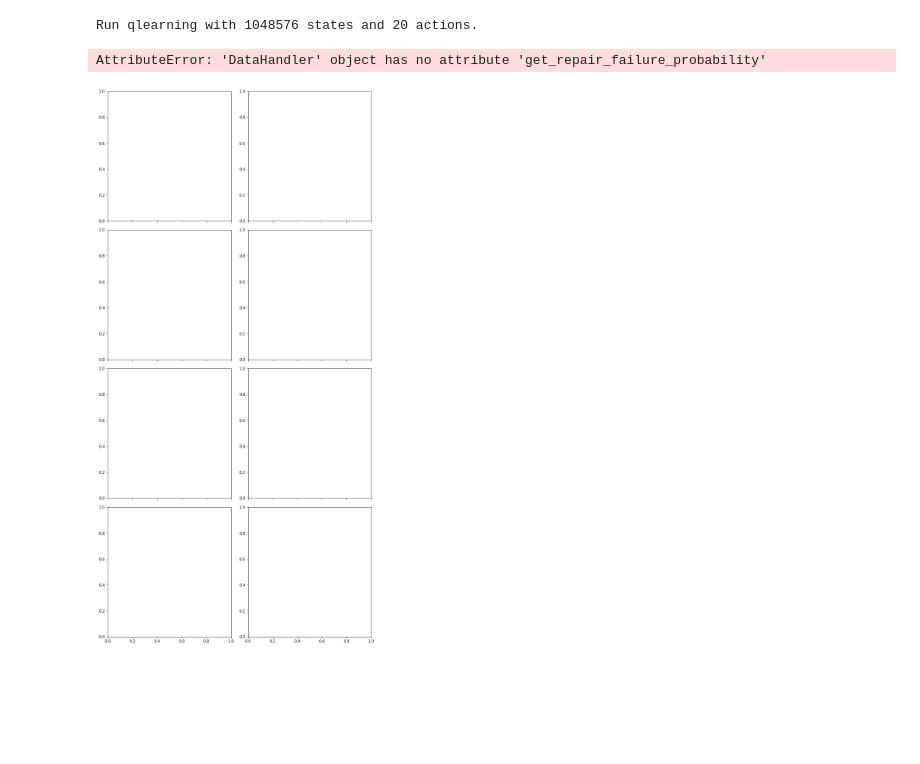
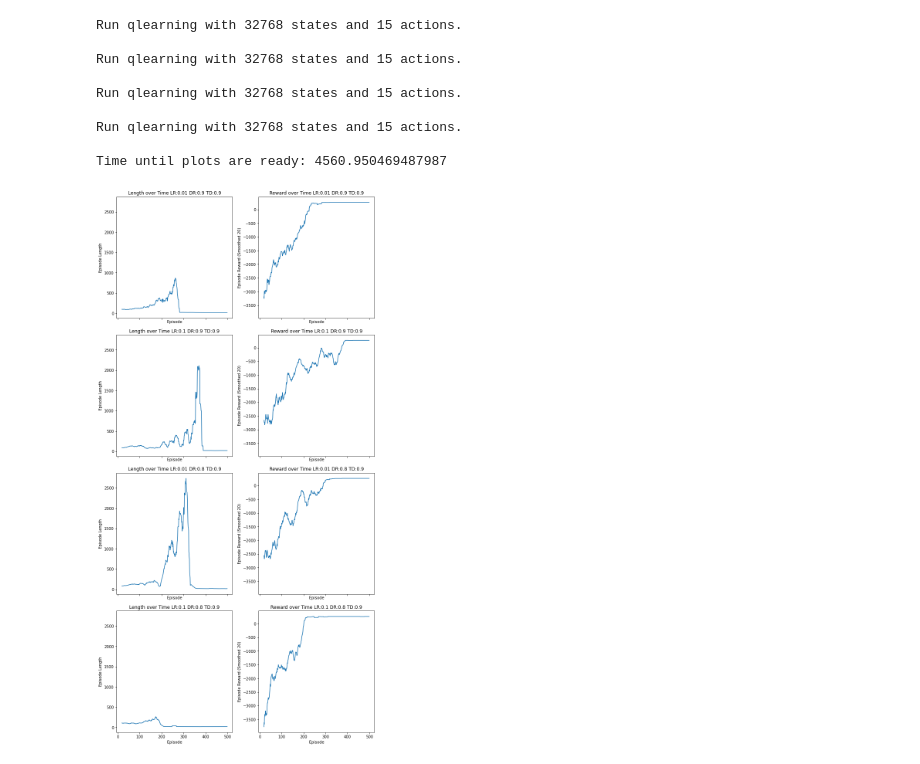
Before and after one commit to hpi-sam/rl-4-self-repair, a Jupyter notebook: qlearning_nb.ipynb, the cells around one changed output. Drawn from its saved outputs; the diff is of its cells as text; code cells hidden in the pictures; blank space fills up the shorter version.

Commit message:
added non stationary benchmark data

```diff
--- a/qlearning_nb.ipynb
+++ b/qlearning_nb.ipynb
@@ -25,6 +22,23 @@ Time until env is ready: 12.079481010994641
 # %%
-discount_rates = [0.9, 0.3]
-learning_rates = [0.01, 0.1]
+discount_rates = [0.9, 0.8, 0.5]
+learning_rates = [0.01, 0.1, 0.5]
+trace_decays = [0.9, 0.0]
 num_plots = 2
 total_runs = len(discount_rates) * len(learning_rates)
 episodes = 500
+# %%
+t0 = time.monotonic()
+for i, discount_rate in enumerate(discount_rates):
+    for j, learning_rate in enumerate(learning_rates):
+        for k, trace_decay in enumerate(trace_decays):
+            fig, axs = plt.subplots(1, num_plots, figsize=(10, 5), sharey='col', constrained_layout=True)
+            metric = algorithms.run_single_estimator('qlearning', env, env.observation_space.n, env.action_space.n, episodes=episodes,
+                                   learning_rate=learning_rate, trace_decay=trace_decay, discount_rate=discount_rate)
+            ax_row = i * len(learning_rates) + j
+            plot_episode_length_over_time_tabular(axs[0], metric, smoothing_window=20)
+            plot_episode_reward_over_time_tabular(axs[1], metric, smoothing_window=20)
+            plt.savefig(f'qlearning-dr={discount_rate}-lr={learning_rate}-tr={trace_decay}.png', dpi=300, bbox_inches='tight')
+            plt.show()
+
+
+print(f'Time until all plots are ready: {time.monotonic()-t0}')
@@ -31,21 +75,28 @@ episodes = 500
 # %%
 t0 = time.monotonic()
 fig, axs = plt.subplots(total_runs, num_plots, figsize=(10, 5*total_runs), constrained_layout=True, sharex=True, sharey='col')
 for i, discount_rate in enumerate(discount_rates):
     for j, learning_rate in enumerate(learning_rates):
-        metric = algorithms.run_single_estimator('qlearning', env, env.observation_space.n, env.action_space.n, episodes=episodes,
+        metric = algorithms.run_double_estimator('qlearning', env, env.observation_space.n, env.action_space.n, episodes=episodes,
                                learning_rate=learning_rate, discount_rate=discount_rate)
         ax_row = i * len(learning_rates) + j
-        plot_episode_length_over_time(axs[ax_row, 0], metric, smoothing_window=20)
-        plot_episode_reward_over_time(axs[ax_row, 1], metric, smoothing_window=20)
+        plot_episode_length_over_time_tabular(axs[ax_row, 0], metric, smoothing_window=20)
+        plot_episode_reward_over_time_tabular(axs[ax_row, 1], metric, smoothing_window=20)
 
 
 print(f'Time until plots are ready: {time.monotonic()-t0}')
 plt.show()
 # %% [output]
-Run qlearning with 1048576 states and 20 actions.
+Run qlearning with 32768 states and 15 actions.
+
+Run qlearning with 32768 states and 15 actions.
+
+Run qlearning with 32768 states and 15 actions.
+
+Run qlearning with 32768 states and 15 actions.
+
+Time until plots are ready: 4560.950469487987
-AttributeError: 'DataHandler' object has no attribute 'get_repair_failure_probability'
-[figure, old version]
+[figure, new version]
 # %%
 t0 = time.monotonic()
 fig, axs = plt.subplots(total_runs, num_plots, figsize=(10, 5*total_runs), constrained_layout=True, sharex=True, sharey='col')
```
Also changed, not shown: parts of 5 cells of this notebook, 2 other files.
